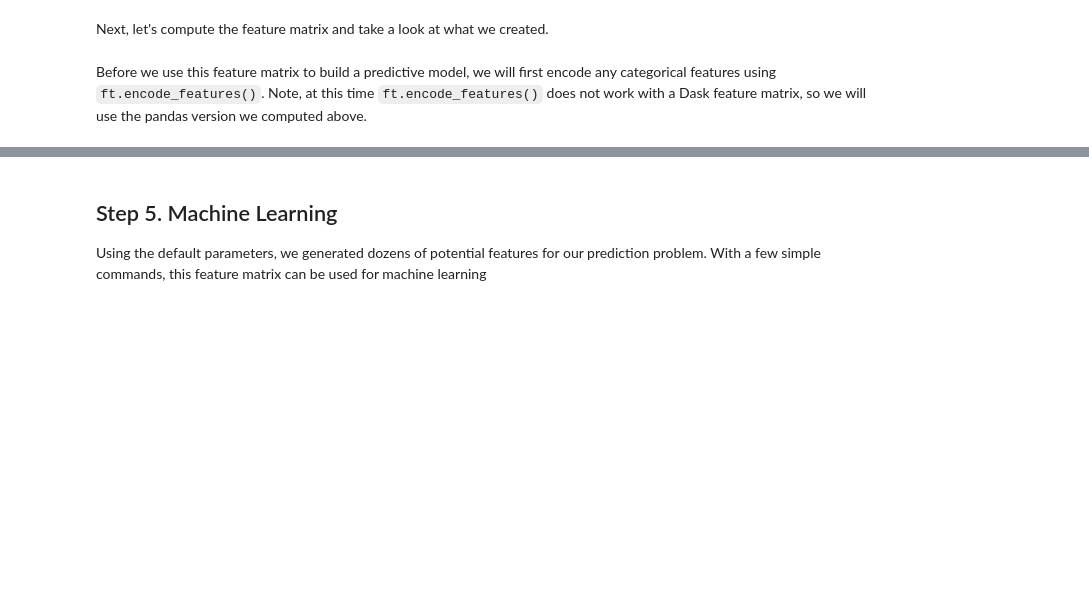
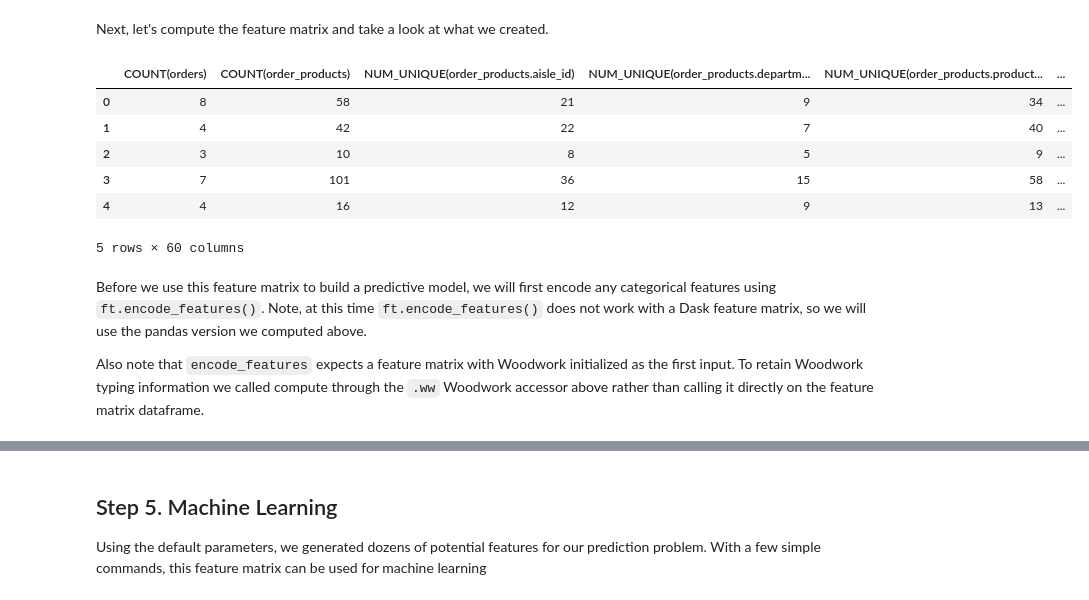
Before and after one commit to alteryx/open_source_demos, a Jupyter notebook: predict-next-purchase/Tutorial.ipynb, the cells around one changed output, grey strips where cells are left out. Cells and saved outputs as stored; diff of their text form; code cells hidden in the pictures; blank space fills up the shorter version.

```diff
--- a/predict-next-purchase/Tutorial.ipynb
+++ b/predict-next-purchase/Tutorial.ipynb
@@ -170,7 +165,7 @@ order_products_types = {
 
 order_types = {
     "order_id": "Integer",
-    "user_id": "Categorical",
+    "user_id": "Integer",
     "order_time": "Datetime",
 }
 # %% [markdown]
@@ -239,7 +234,7 @@ def bought_product(df, product_name):
 es['users'].ww.set_types(logical_types={'user_id': 'Integer'})
 # %%
 lm = cp.LabelMaker(
-    target_entity='user_id',
+    target_dataframe_name='user_id',
     time_index='order_time',
     labeling_function=bought_product,
     window_size='4w',
@@ -319,10 +313,20 @@ NotImplementedError: `df.column.cat.categories` with unknown categories is not s
 # %% [markdown]
 Next, let's compute the feature matrix and take a look at what we created.
 # %%
-fm = feature_matrix.compute()
+fm = feature_matrix.ww.compute()
 fm.head()
+# %% [output]
+|  | COUNT(orders) | COUNT(order_products) | NUM_UNIQUE(order_products.aisle_id) | NUM_UNIQUE(order_products.departm... | NUM_UNIQUE(order_products.product... | ... |
+| 0 | 8 | 58 | 21 | 9 | 34 | ... |
+| 1 | 4 | 42 | 22 | 7 | 40 | ... |
+| 2 | 3 | 10 | 8 | 5 | 9 | ... |
+| 3 | 7 | 101 | 36 | 15 | 58 | ... |
+| 4 | 4 | 16 | 12 | 9 | 13 | ... |
+5 rows × 60 columns
 # %% [markdown]
 Before we use this feature matrix to build a predictive model, we will first encode any categorical features using `ft.encode_features()`. Note, at this time `ft.encode_features()` does not work with a Dask feature matrix, so we will use the pandas version we computed above.
+
+Also note that `encode_features` expects a feature matrix with Woodwork initialized as the first input. To retain Woodwork typing information we called compute through the `.ww` Woodwork accessor above rather than calling it directly on the feature matrix dataframe.
 # %%
 fm_encoded, features_encoded = ft.encode_features(fm,
                                                   features)
```
Also changed, not shown: parts of 25 cells of this notebook.
